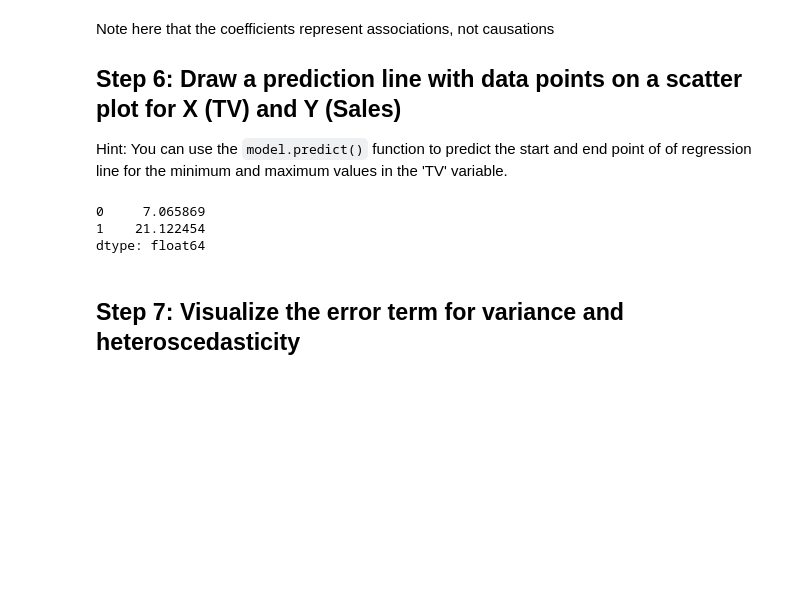
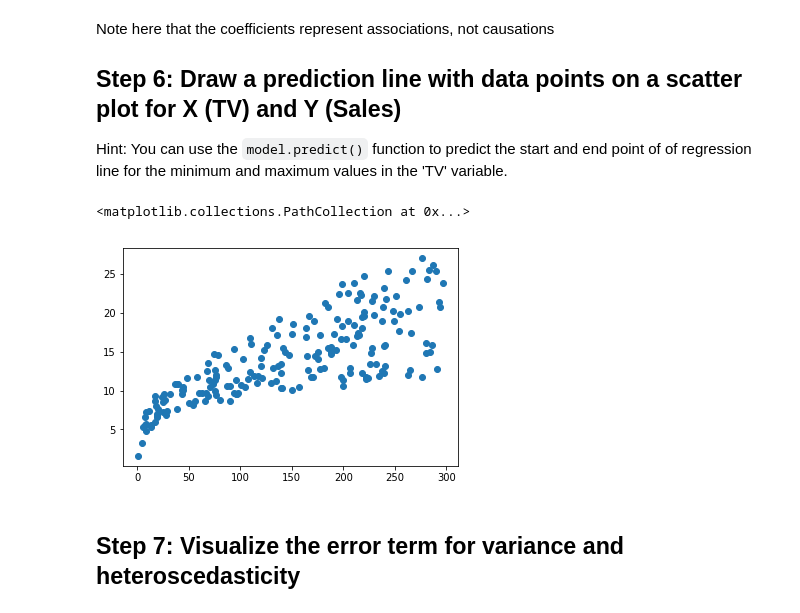
Before and after one commit to Mcllstr/dsc-ols-statsmodels-lab-dc-ds-060319, a Jupyter notebook: index.ipynb, the cells around one changed output. Cells and saved outputs as stored; diff of their text form; code cells hidden in the pictures; blank space fills up the shorter version.

```diff
--- a/index.ipynb
+++ b/index.ipynb
@@ -151,17 +151,17 @@ Hint: You can use the `model.predict()` function to predict the start and end po
 # %%
 # create a DataFrame with the minimum and maximum values of TV
 new_df = pd.DataFrame({'TV':[df.TV.min(), df.TV.max()]})
 predictions = model.predict(new_df)
 
 # make predictions for those x values and store them
 predictions.head()
 
 # first, plot the observed data and the least squares line
-plt.scatter(df.tv)
+plt.scatter(df.TV, df.sales)
+plt.plot()
 # %% [output]
-0     7.065869
-1    21.122454
-dtype: float64
+<matplotlib.collections.PathCollection at 0x...>
+[figure, added]
 # %% [markdown]
 ## Step 7: Visualize the error term for variance and heteroscedasticity
 # %%
```
